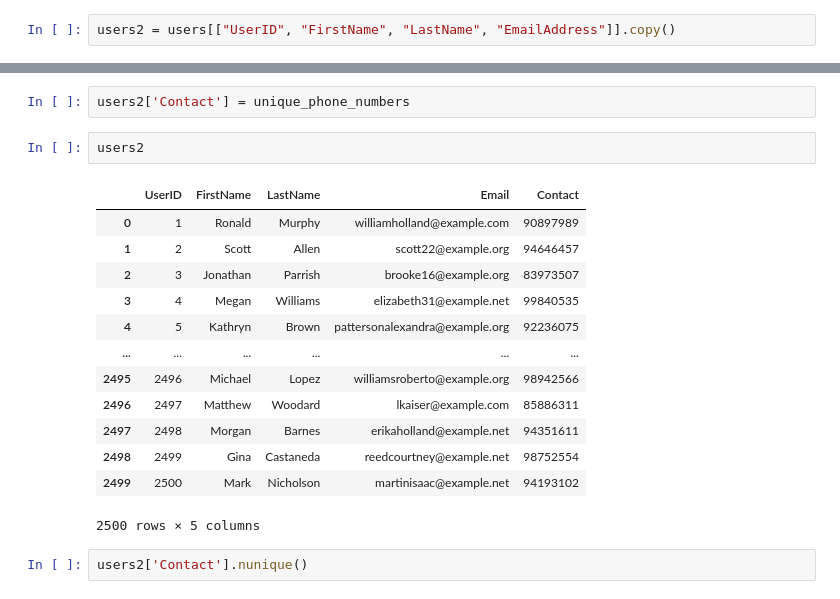
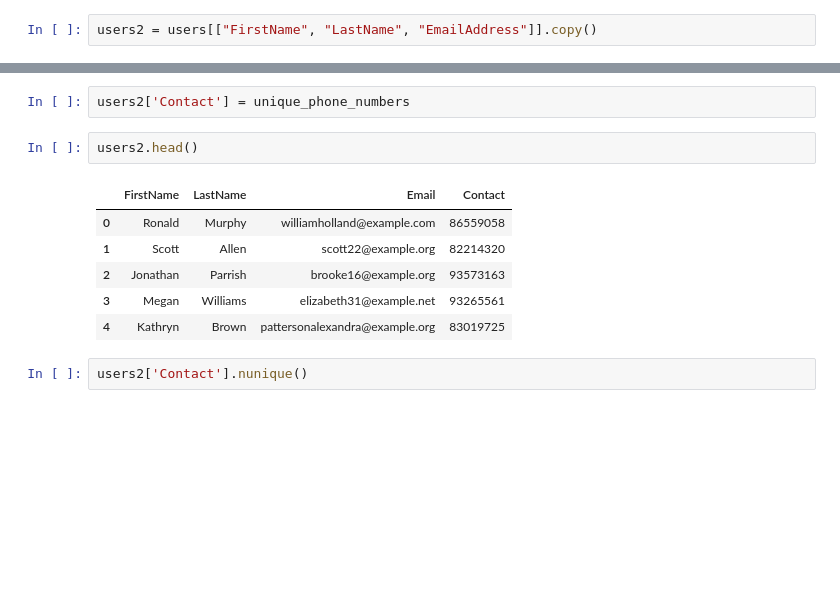
Before and after one commit to Black-Seal/ShareIt, a Jupyter notebook: notebooks/data_population.ipynb, the cells around one changed output, grey strips where cells are left out. Drawn from its saved outputs; the diff is of its cells as text; blank space fills up the shorter version.

```diff
--- a/notebooks/data_population.ipynb
+++ b/notebooks/data_population.ipynb
@@ -62,7 +62,7 @@ Index(['UserID', 'Name', 'EmailAddress', 'Username', 'DateofBirth', 'Gender',
 # %%
 users[['FirstName', 'LastName']] = users['Name'].str.split(' ', n = 1, expand=True)
 # %%
-users2 = users[["UserID", "FirstName", "LastName", "EmailAddress"]].copy()
+users2 = users[["FirstName", "LastName", "EmailAddress"]].copy()
 # %%
 users2 = users2.rename(columns={'EmailAddress': 'Email'})
 # %%
@@ -94,21 +94,14 @@ unique_phone_numbers = generate_unique_phone_numbers(num_records)
 # %%
 users2['Contact'] = unique_phone_numbers
 # %%
-users2
+users2.head()
 # %% [output]
-|  | UserID | FirstName | LastName | Email | Contact |
-| 0 | 1 | Ronald | Murphy | williamholland@example.com | 90897989 |
-| 1 | 2 | Scott | Allen | scott22@example.org | 94646457 |
-| 2 | 3 | Jonathan | Parrish | brooke16@example.org | 83973507 |
-| 3 | 4 | Megan | Williams | elizabeth31@example.net | 99840535 |
-| 4 | 5 | Kathryn | Brown | pattersonalexandra@example.org | 92236075 |
-| ... | ... | ... | ... | ... | ... |
-| 2495 | 2496 | Michael | Lopez | williamsroberto@example.org | 98942566 |
-| 2496 | 2497 | Matthew | Woodard | lkaiser@example.com | 85886311 |
-| 2497 | 2498 | Morgan | Barnes | erikaholland@example.net | 94351611 |
-| 2498 | 2499 | Gina | Castaneda | reedcourtney@example.net | 98752554 |
-| 2499 | 2500 | Mark | Nicholson | martinisaac@example.net | 94193102 |
+|  | FirstName | LastName | Email | Contact |
+| 0 | Ronald | Murphy | williamholland@example.com | 86559058 |
+| 1 | Scott | Allen | scott22@example.org | 82214320 |
+| 2 | Jonathan | Parrish | brooke16@example.org | 93573163 |
+| 3 | Megan | Williams | elizabeth31@example.net | 93265561 |
+| 4 | Kathryn | Brown | pattersonalexandra@example.org | 83019725 |
-2500 rows × 5 columns
 # %%
 users2['Contact'].nunique()
 # %% [output]
```
Also changed, not shown: parts of 16 cells of this notebook.
